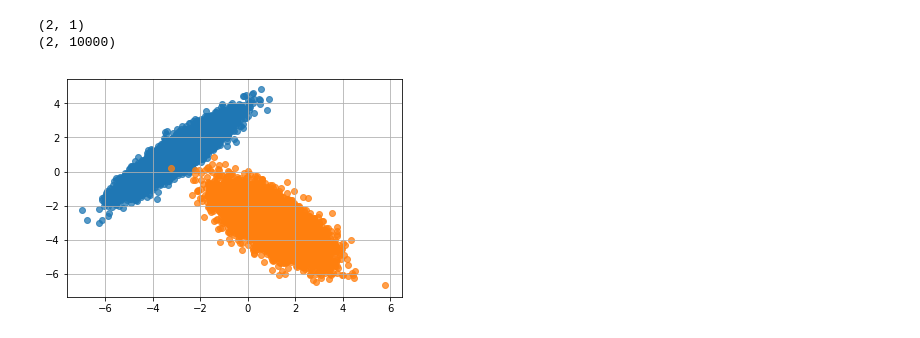
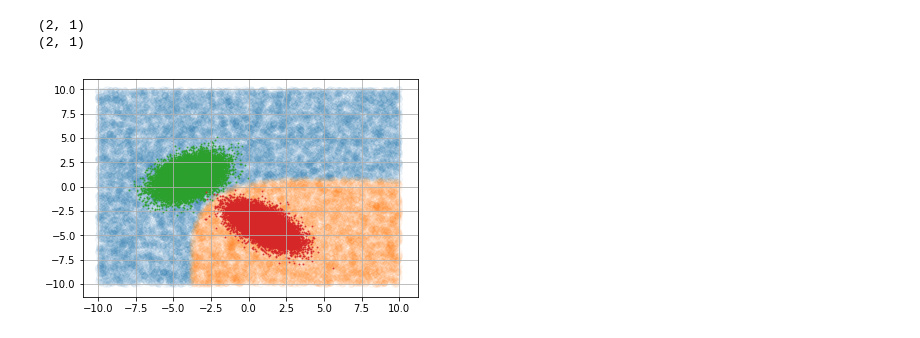
Before and after one commit to RF-Lab/lab_sources, a Jupyter notebook: notebooks/bayes1.ipynb, the cells around one changed output. Drawn from its saved outputs; the diff is of its cells as text; code cells hidden in the pictures.

```diff
--- a/notebooks/bayes1.ipynb
+++ b/notebooks/bayes1.ipynb
@@ -1,30 +1,48 @@
 # %%
 from matplotlib import pyplot as plt
 import numpy as np
 
-N      = 10000
-mu1    = np.array([ [-3], [1] ])
-mu2    = np.array([ [1], [-3] ])
-sigma1 = np.array([ [1, 0.9], [0.9, 1] ])
-sigma2 = np.array([ [1, -0.7], [-0.7, 1] ])
+N         = 20000
+mu1       = np.array([ [-4], [1] ])
+mu2       = np.array([ [1], [-4] ])
+sigma1    = np.array([ [1, 0.4], [0.4, 1] ])
+sigma2    = np.array([ [1, -0.6], [-0.6, 1] ])
+invSigma1 = np.linalg.inv(sigma1)
+invSigma2 = np.linalg.inv(sigma2)
+detSigma1 = np.log(np.linalg.det(sigma1))
+detSigma2 = np.log(np.linalg.det(sigma2))
 
 s1     = np.linalg.cholesky( sigma1 )
 s2     = np.linalg.cholesky( sigma2 )
 
 
 print(np.shape(mu1))
-mu1    = np.tile(mu1,(1,N))
+vmu1    = np.tile(mu1,(1,N))
 print(np.shape(mu1))
-x1     = s1 @ np.random.randn(2,N) + mu1
+x1     = s1 @ np.random.randn(2,N) + vmu1
 
-mu2    = np.tile(mu2,(1,N))
-x2     = s2 @ np.random.randn(2,N) + mu2
+vmu2    = np.tile(mu2,(1,N))
+x2     = s2 @ np.random.randn(2,N) + vmu2
 
-plt.scatter( x1[0], x1[1], alpha=0.75  )
-plt.scatter( x2[0], x2[1], alpha=0.75 )
+# Bayesian classifier
+phi   = np.zeros((2,N))
+rand_x = np.random.rand(2,N)*20 -10
+for k in range(0,N-1):
+  phi[0,k] = -rand_x[:,k].T @ invSigma1 @ rand_x[:,k] + rand_x[:,k].T @ invSigma1 @ mu1 + mu1.T @ invSigma1 @ rand_x[:,k] - mu1.T @ invSigma1 @ mu1 - detSigma1
+  phi[1,k] = -rand_x[:,k].T @ invSigma2 @ rand_x[:,k] + rand_x[:,k].T @ invSigma2 @ mu2 + mu2.T @ invSigma2 @ rand_x[:,k] - mu2.T @ invSigma2 @ mu2 - detSigma2
+
+
+fig = plt.figure()
+
+plt.scatter( rand_x[0, phi[0,:]>phi[1,:] ], rand_x[1, phi[0,:]>phi[1,:] ], alpha=0.04 )
+plt.scatter( rand_x[0, phi[0,:]<=phi[1,:] ], rand_x[1, phi[0,:]<=phi[1,:] ], alpha=0.04 )
+
+plt.scatter( x1[0], x1[1], s=1, alpha=0.75  )
+plt.scatter( x2[0], x2[1], s=1, alpha=0.75 )
 
 plt.grid(True)
+fig.savefig('graph2.png')
 # %% [output]
 (2, 1)
-(2, 10000)
+(2, 1)
-[figure, old version]
+[figure, new version]
```
